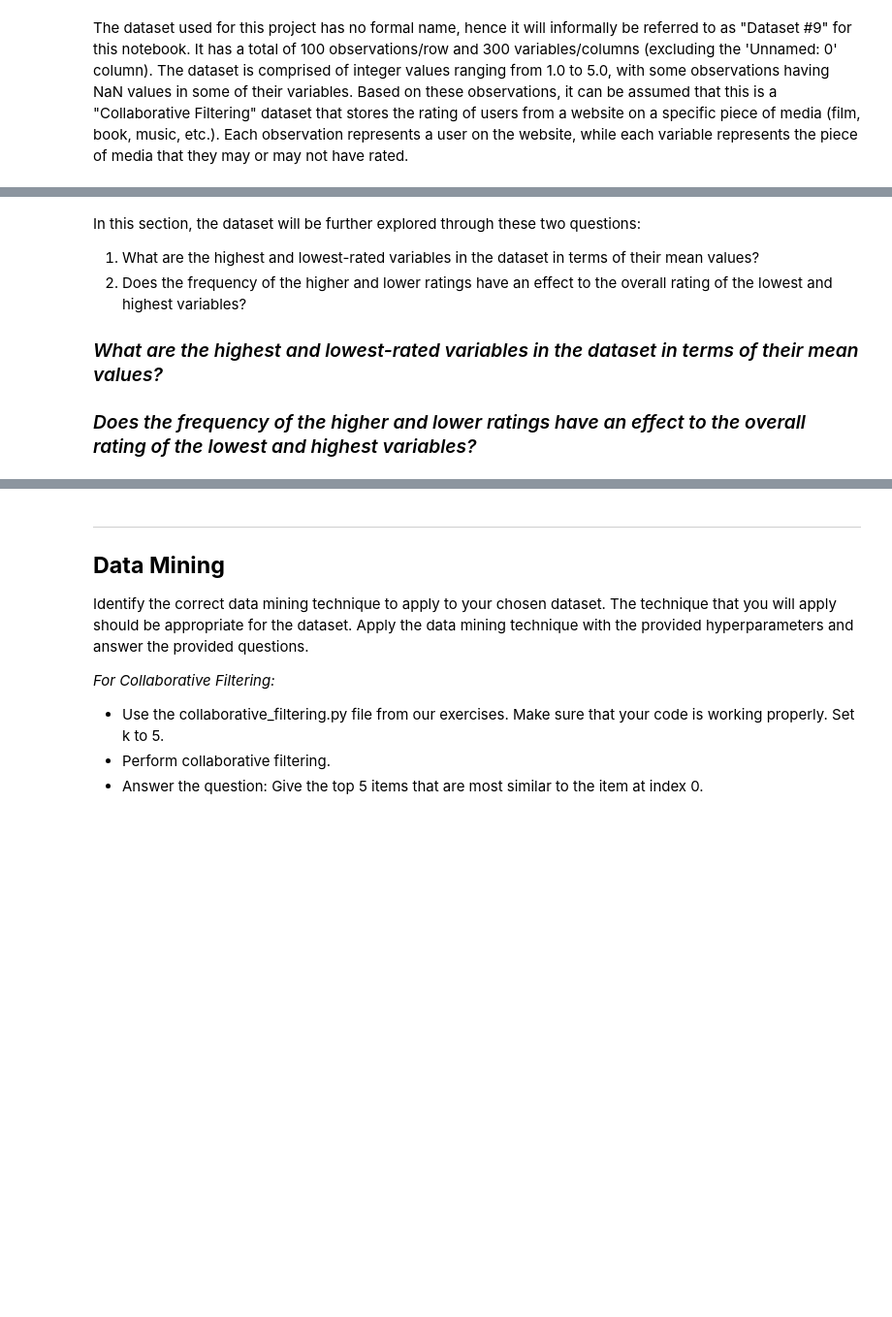
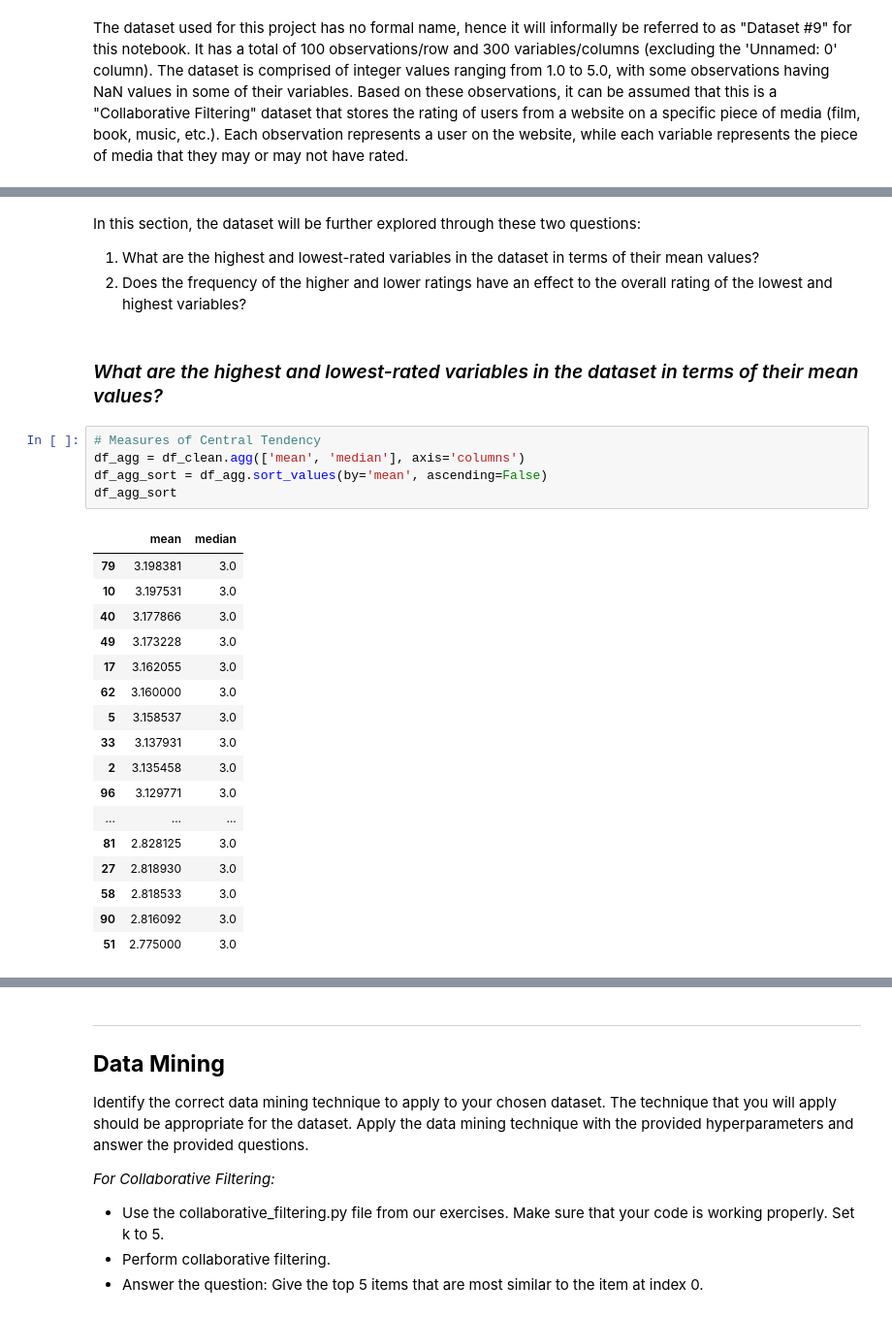
Before and after one commit to zobhhz/CSMODEL, a Jupyter notebook: CSMODEL-Project-2-S14-Group#22.ipynb, the cells around one changed output, grey strips where cells are left out. Shown: that part at 97% size. Drawn from its saved outputs; the diff is of its cells as text; blank space fills up the shorter version.

```diff
--- a/CSMODEL-Project-2-S14-Group#22.ipynb
+++ b/CSMODEL-Project-2-S14-Group#22.ipynb
@@ -110,9 +118,28 @@ textual descriptions of your procedures and findings.
 In this section, the dataset will be further explored through these two questions:
 1. What are the highest and lowest-rated variables in the dataset in terms of their mean values?
 2. Does the frequency of the higher and lower ratings have an effect to the overall rating of the lowest and highest variables?
-
-### _What are the highest and lowest-rated variables in the dataset in terms of their mean values?_
-
-
-
-### _Does the frequency of the higher and lower ratings have an effect to the overall rating of the lowest and highest variables?_
+# %% [markdown]
+### _What are the highest and lowest-rated variables in the dataset in terms of their mean values?_
+# %%
+# Measures of Central Tendency
+df_agg = df_clean.agg(['mean', 'median'], axis='columns')
+df_agg_sort = df_agg.sort_values(by='mean', ascending=False)
+df_agg_sort
+# %% [output]
+|  | mean | median |
+| 79 | 3.198381 | 3.0 |
+| 10 | 3.197531 | 3.0 |
+| 40 | 3.177866 | 3.0 |
+| 49 | 3.173228 | 3.0 |
+| 17 | 3.162055 | 3.0 |
+| 62 | 3.160000 | 3.0 |
+| 5 | 3.158537 | 3.0 |
+| 33 | 3.137931 | 3.0 |
+| 2 | 3.135458 | 3.0 |
+| 96 | 3.129771 | 3.0 |
+| ... | ... | ... |
+| 81 | 2.828125 | 3.0 |
+| 27 | 2.818930 | 3.0 |
+| 58 | 2.818533 | 3.0 |
+| 90 | 2.816092 | 3.0 |
+| 51 | 2.775000 | 3.0 |
```
Also changed, not shown: parts of 6 cells of this notebook.
